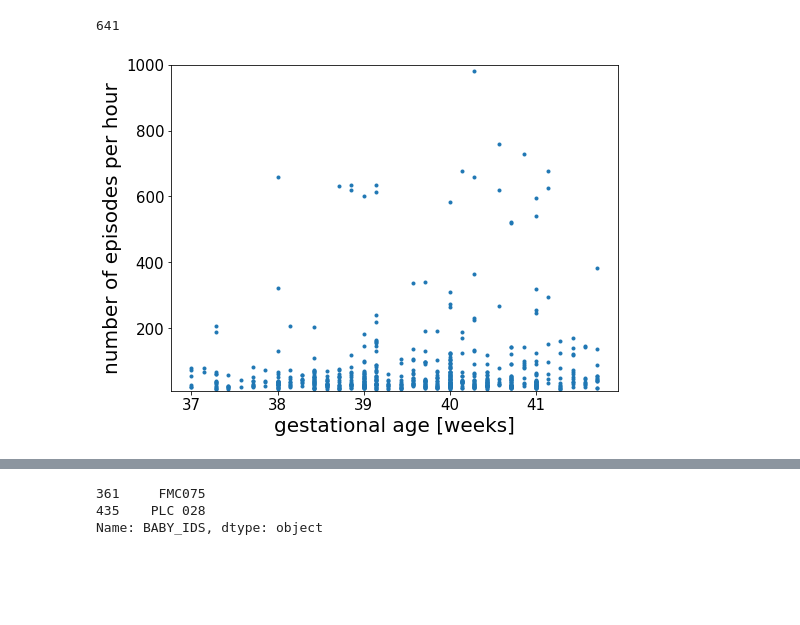
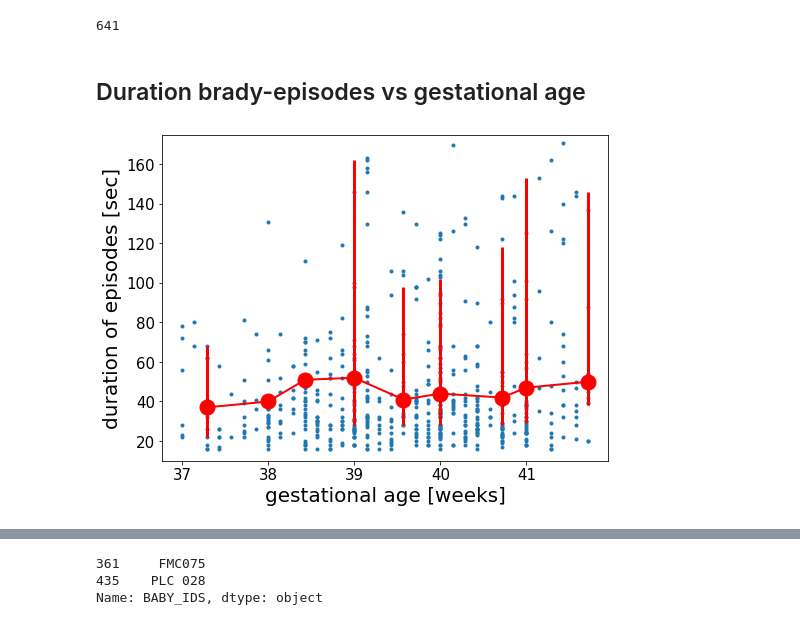
Before and after one commit to shisteve/NHS, a Jupyter notebook: 015_filling_bradycardia_table.ipynb, the cells around one changed output, grey strips where cells are left out. Cells and saved outputs as stored; diff of their text form; code cells hidden in the pictures; blank space fills up the shorter version.

Commit message:
Added in 015 some plots of bradycardia using different thresholds

```diff
--- a/015_filling_bradycardia_table.ipynb
+++ b/015_filling_bradycardia_table.ipynb
@@ -450,12 +450,24 @@ len(T['BRADY_DURATION_MEDIAN_PR_m10'])
 len(T['BRADY_DURATION_MEDIAN_PR'].dropna())
 # %% [output]
 641
+# %% [markdown]
+## Duration brady-episodes vs gestational age
 # %%
 plt.figure(figsize=(8,6))
-plt.plot(T['GEST_AGE_DAYS']/7.,T['BRADY_DURATION_MEDIAN_PR'],".")
-plt.ylim(10,1000)
+
+v1 = T['GEST_AGE_DAYS']/7.
+v2 =T['BRADY_DURATION_MEDIAN_PR']
+
+xx,yy,ey1,ey2 = median_in_bins_err(v1,v2,37,42,9)
+plt.errorbar(xx,yy,yerr=[ey1,ey2],fmt=".",markersize=30,elinewidth=3,color='red',zorder=11)
+plt.plot(xx,yy,color="red",lw=2,zorder=12)
+
+
+plt.plot(v1,v2,".")
+#plt.ylim(0,1000)
+plt.ylim(10,175)
 plt.xlabel('gestational age [weeks]')
-plt.ylabel('number of episodes per hour')
+plt.ylabel('duration of episodes [sec]')
 plt.show()
 # %% [output]
-[figure, old version]
+[figure, new version]
```
Also changed, not shown: parts of 15 cells of this notebook.
